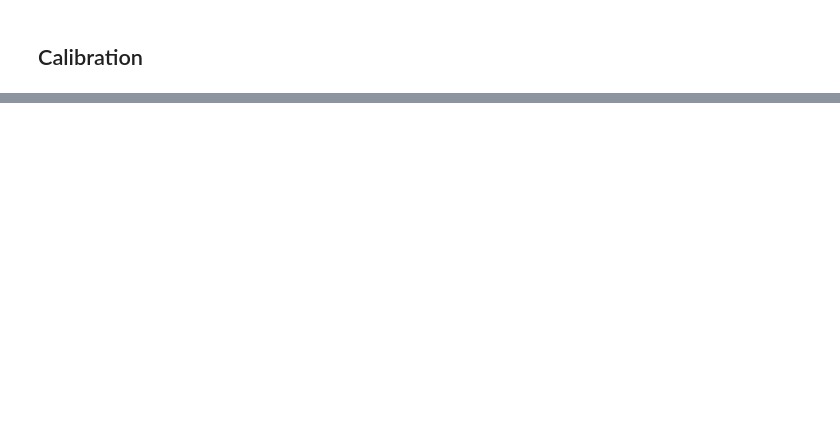
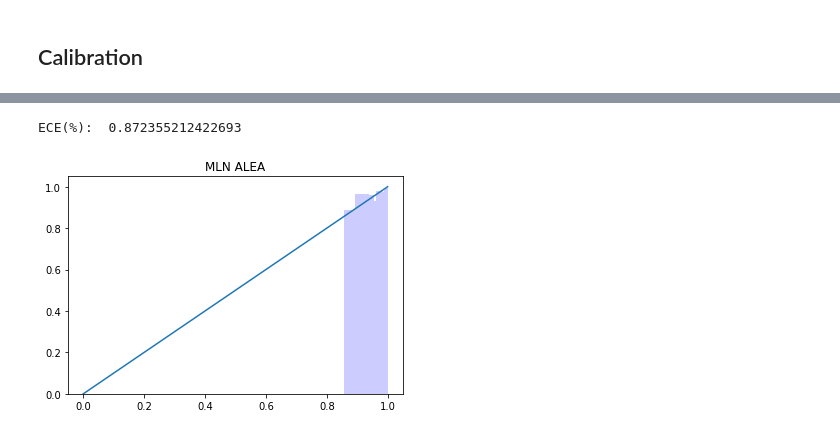
Before and after one commit to jeongeun980906/Uncertainty-Estimation-Baselines, a Jupyter notebook: mln.ipynb, the cells around one changed output, grey strips where cells are left out. Saved outputs shown, nothing was run; the diff lists cells and outputs as text; code cells hidden in the pictures; blank space fills up the shorter version.

```diff
--- a/mln.ipynb
+++ b/mln.ipynb
@@ -129,0 +148,24 @@ Near AUROC:0.7281324447115385, Far AUROC: 0.8510813100000001
+# %%
+
+def plot_confidence_hist(prob_true,prob_pred,NAME):
+    plt.figure()
+    plt.title(NAME)
+    for e,(t,p) in enumerate(zip(prob_true,prob_pred)):
+        if e == len(prob_true)-1:
+            width = 1-p
+        else:
+            width = prob_pred[e+1] - p
+        plt.bar(p,t,width,align = 'edge',color=[0,0,1,0.2])
+    plt.plot([0,1],[0,1])
+    plt.show()
+# %%
+cval_score = val_in_epis*-1
+cid_score = in_epis* -1
+min_en= cval_score.min() - 1e-3
+max_en = cval_score.max() + 1e-3
+
+cal = histogram_binning_calibrator(100,min_en, max_en)
+cal.fit(cval_score,val_y_true)
+prob_pred, prob_true, ece = cal.inference(cid_score, y_true)
+
+plot_confidence_hist(prob_true,prob_pred,'MLN EPIS')
@@ -129,0 +175,14 @@ Near AUROC:0.7281324447115385, Far AUROC: 0.8510813100000001
+# %%
+cval_score = val_in_alea*-1
+cid_score = in_alea* -1
+min_en= cval_score.min() - 1e-3
+max_en = cval_score.max() + 1e-3
+
+cal = histogram_binning_calibrator(100,min_en, max_en)
+cal.fit(cval_score,val_y_true)
+prob_pred, prob_true, ece = cal.inference(cid_score, y_true)
+
+plot_confidence_hist(prob_true,prob_pred,'MLN ALEA')
+# %% [output]
+ECE(%):  0.872355212422693
+[figure, added]
```
Also changed, not shown: parts of 9 cells of this notebook, 7 other files.
